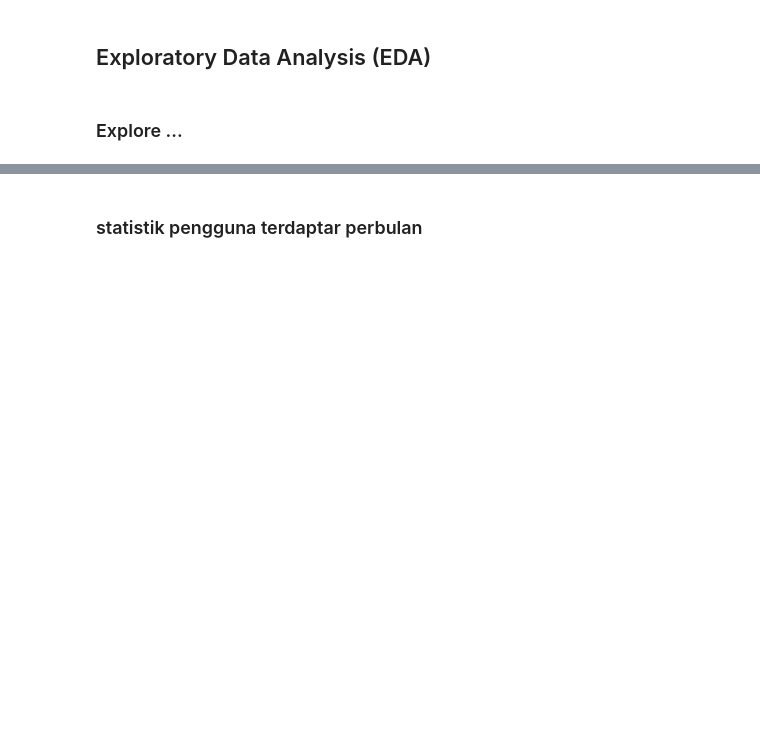
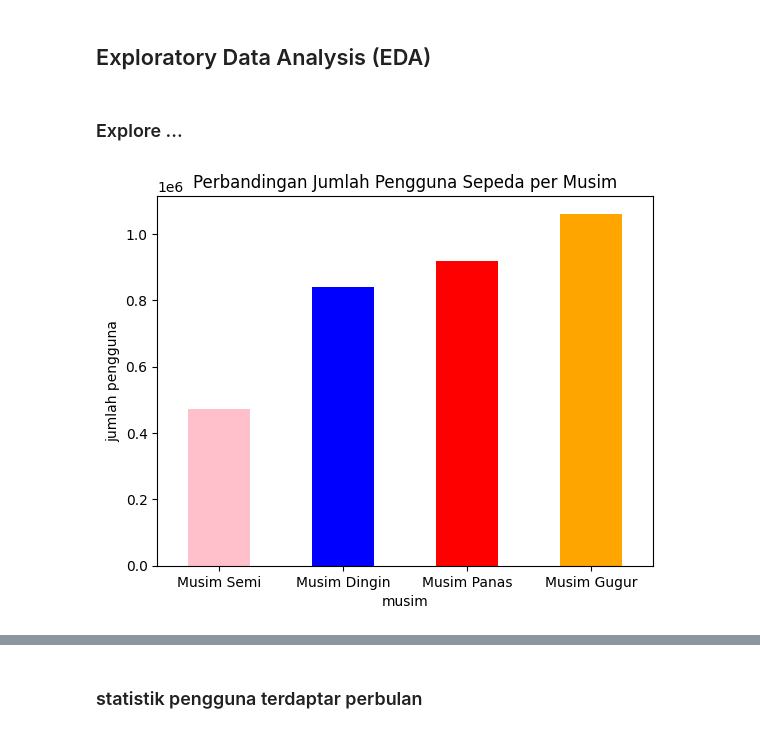
Before and after one commit to ardifjar443/DataScience-beginner, a Jupyter notebook: Template Tugas 1.ipynb, the cells around one changed output, grey strips where cells are left out. Cells and saved outputs as stored; diff of their text form; code cells hidden in the pictures; blank space fills up the shorter version.

```diff
--- a/Template Tugas 1.ipynb
+++ b/Template Tugas 1.ipynb
@@ -110,3 +111,15 @@ print(dataBike.duplicated().sum())
 # %%
 dataBike['dteday'] = pd.to_datetime(dataBike['dteday'])
 dataBike['bulan'] = dataBike['dteday'].dt.to_period('M')
+# %%
+dataBike['musim'] = dataBike['season'].map({1: 'Musim Semi', 2: 'Musim Panas', 3: 'Musim Gugur', 4: 'Musim Dingin'})
+dataMusim = dataBike.groupby('musim')['cnt'].sum()
+
+dataMusim.sort_values().plot(kind='bar',color=['pink', 'blue', 'red', 'orange'] )
+plt.title('Perbandingan Jumlah Pengguna Sepeda per Musim')
+plt.xlabel('musim')
+plt.ylabel('jumlah pengguna')
+plt.xticks(rotation= 0)
+plt.show()
+# %% [output]
+[figure, added]
```
Also changed, not shown: parts of 5 cells of this notebook.
